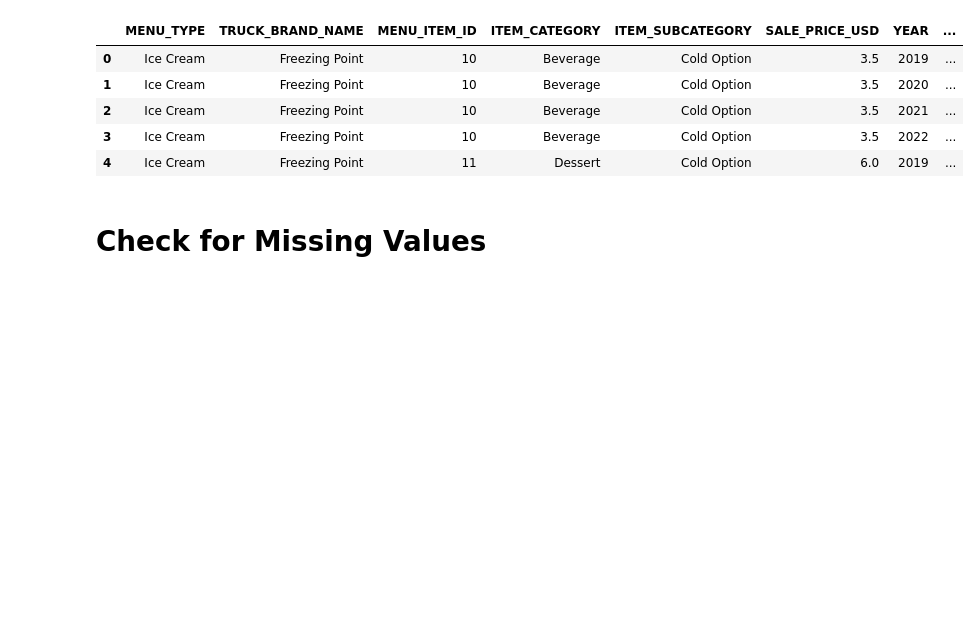
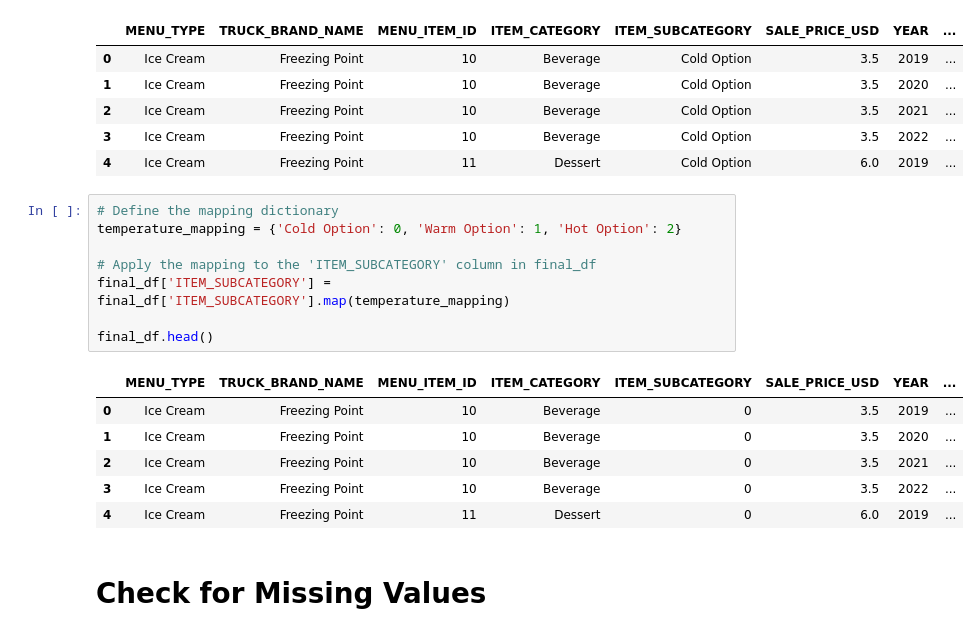
Before and after one commit to R-otato/Tasty_Insights, a Jupyter notebook: Product Sales Prediction.ipynb, the cells around one changed output. Saved outputs shown, nothing was run; the diff lists cells and outputs as text; blank space fills up the shorter version.

```diff
--- a/Product Sales Prediction.ipynb
+++ b/Product Sales Prediction.ipynb
@@ -274,6 +296,21 @@ final_df.head()
 | 2 | Ice Cream | Freezing Point | 10 | Beverage | Cold Option | 3.5 | 2021 | ... |
 | 3 | Ice Cream | Freezing Point | 10 | Beverage | Cold Option | 3.5 | 2022 | ... |
 | 4 | Ice Cream | Freezing Point | 11 | Dessert | Cold Option | 6.0 | 2019 | ... |
+# %%
+# Define the mapping dictionary
+temperature_mapping = {'Cold Option': 0, 'Warm Option': 1, 'Hot Option': 2}
+
+# Apply the mapping to the 'ITEM_SUBCATEGORY' column in final_df
+final_df['ITEM_SUBCATEGORY'] = final_df['ITEM_SUBCATEGORY'].map(temperature_mapping)
+
+final_df.head()
+# %% [output]
+|  | MENU_TYPE | TRUCK_BRAND_NAME | MENU_ITEM_ID | ITEM_CATEGORY | ITEM_SUBCATEGORY | SALE_PRICE_USD | YEAR | ... |
+| 0 | Ice Cream | Freezing Point | 10 | Beverage | 0 | 3.5 | 2019 | ... |
+| 1 | Ice Cream | Freezing Point | 10 | Beverage | 0 | 3.5 | 2020 | ... |
+| 2 | Ice Cream | Freezing Point | 10 | Beverage | 0 | 3.5 | 2021 | ... |
+| 3 | Ice Cream | Freezing Point | 10 | Beverage | 0 | 3.5 | 2022 | ... |
+| 4 | Ice Cream | Freezing Point | 11 | Dessert | 0 | 6.0 | 2019 | ... |
 # %% [markdown]
 # Check for Missing Values
 # %%
```
Also changed, not shown: parts of 31 cells of this notebook.
